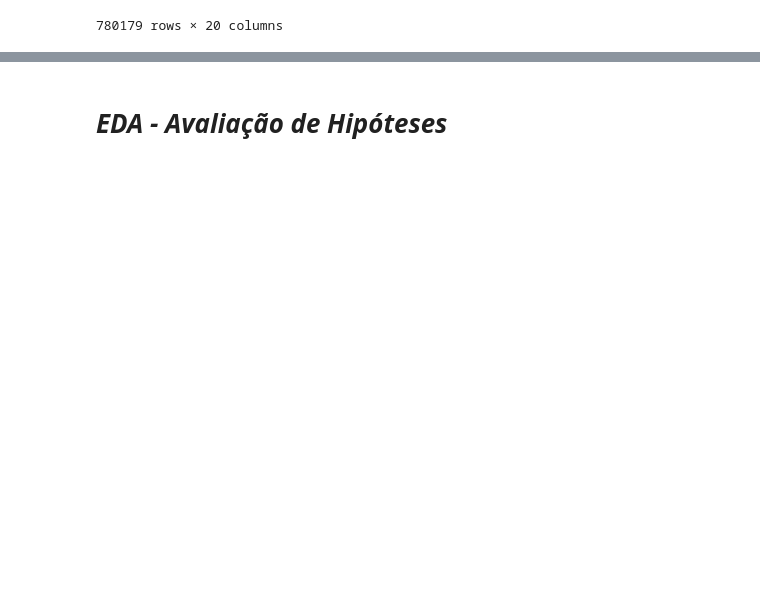
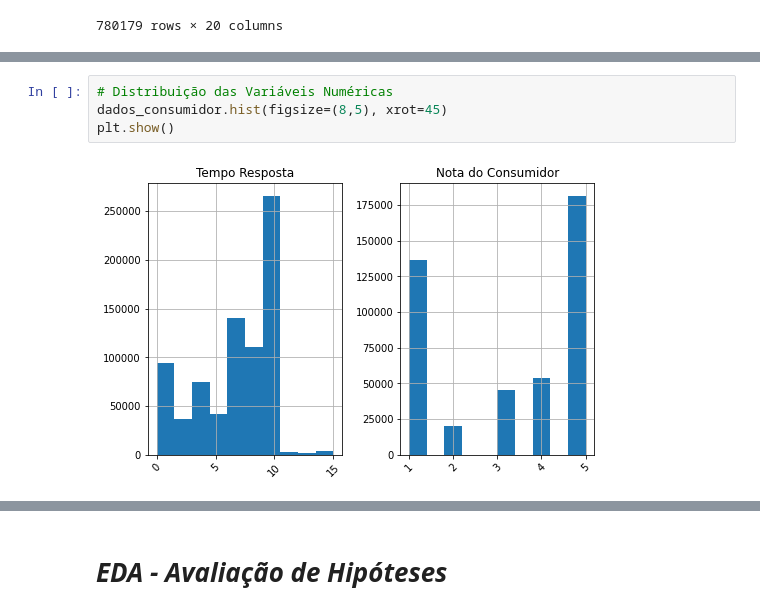
Before and after one commit to dimasparreiras/Data_Science, a Jupyter notebook: EDA_Reclamacoes_Consumidores_Brasileiros/EDA_Reclamacoes_Consumidores_Brasileiros_2019.ipynb, the cells around one changed output, grey strips where cells are left out. Cells and saved outputs as stored; diff of their text form; blank space fills up the shorter version.

```diff
--- a/EDA_Reclamacoes_Consumidores_Brasileiros/EDA_Reclamacoes_Consumidores_Brasileiros_2019.ipynb
+++ b/EDA_Reclamacoes_Consumidores_Brasileiros/EDA_Reclamacoes_Consumidores_Brasileiros_2019.ipynb
@@ -106,0 +94,6 @@ dados_consumidor.fillna(0, inplace = True)
+# %%
+# Distribuição das Variáveis Numéricas
+dados_consumidor.hist(figsize=(8,5), xrot=45)
+plt.show()
+# %% [output]
+[figure, added]
```
Also changed, not shown: parts of 55 cells of this notebook, 2 other files.
